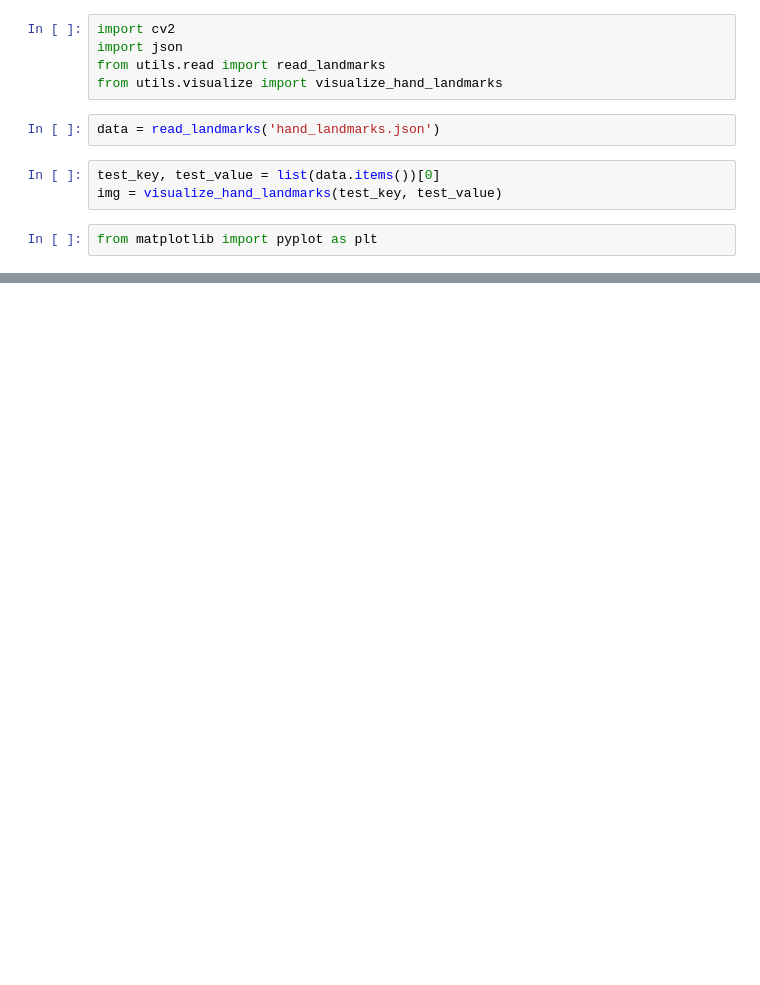
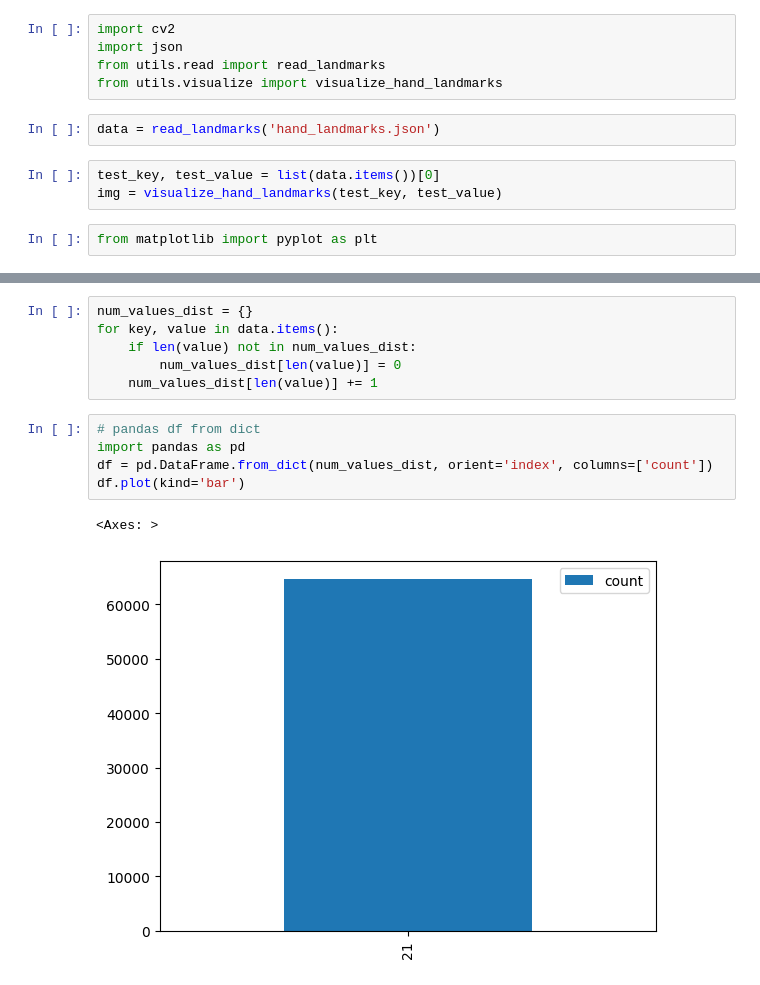
Before and after one commit to jameszampa/MSAI_349_FinalProject, a Jupyter notebook: visualize_landmarks.ipynb, the cells around one changed output, grey strips where cells are left out. Cells and saved outputs as stored; diff of their text form; blank space fills up the shorter version.

Commit message:
handmark visualization

```diff
--- a/visualize_landmarks.ipynb
+++ b/visualize_landmarks.ipynb
@@ -17,0 +18,14 @@ plt.imshow(img)
+# %%
+num_values_dist = {}
+for key, value in data.items():
+    if len(value) not in num_values_dist:
+        num_values_dist[len(value)] = 0
+    num_values_dist[len(value)] += 1
+# %%
+# pandas df from dict
+import pandas as pd
+df = pd.DataFrame.from_dict(num_values_dist, orient='index', columns=['count'])
+df.plot(kind='bar')
+# %% [output]
+<Axes: >
+[figure, added]
```
Also changed, not shown: parts of 1 cell of this notebook.
